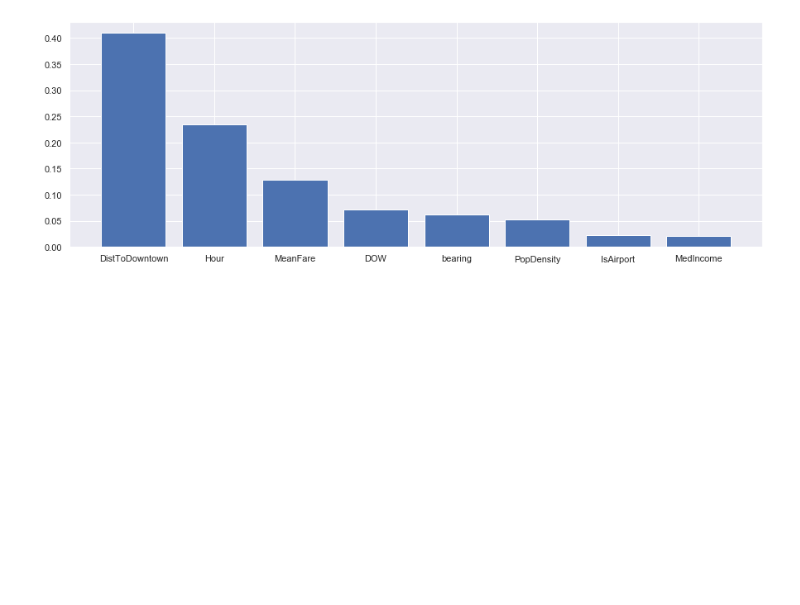
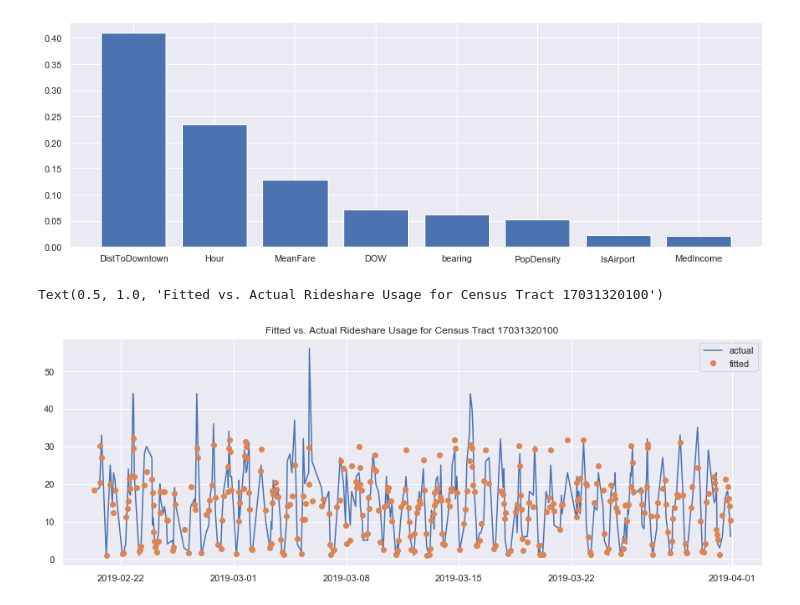
Before and after one commit to LisaATaylor/Rideshare, a Jupyter notebook: Chicago Rideshare Dataset - Demand Prediction Final.ipynb, the cells around one changed output. Drawn from its saved outputs; the diff is of its cells as text; code cells hidden in the pictures; blank space fills up the shorter version.

Commit message:
Misc edits, time seriesline plot.

```diff
--- a/Chicago Rideshare Dataset - Demand Prediction Final.ipynb
+++ b/Chicago Rideshare Dataset - Demand Prediction Final.ipynb
@@ -624,3 +631,18 @@ plt.bar(a,b)
 {'DistToDowntown': 0.40948263928834405, 'bearing': 0.0622796002999936, 'Hour': 0.23397270098484835, 'DOW': 0.0708785053735657, 'IsAirport': 0.021954696694067896, 'MedIncome': 0.02060119454528125, 'Pop ...
 <BarContainer object of 8 artists>
 [figure]
+# %%
+#Plot results for single census tract
+tract='17031320100'
+plotdf=Xb_test.copy()
+plotdf['yb_test']=yb_test
+plotdf['y_pred']=y_pred
+plotdf=plotdf.loc[(plotdf.index.get_level_values('PUCensusTract')==tract)&(plotdf.index.get_level_values('DATE')>'20190220')]
+plotdf=plotdf.sort_values('DATE')
+plt.plot(plotdf.index.get_level_values('DATE'),plotdf['yb_test'],label='actual')
+plt.plot(plotdf.index.get_level_values('DATE'),plotdf['y_pred'],'o',label='fitted')
+plt.legend()
+plt.title('Fitted vs. Actual Rideshare Usage for Census Tract '+tract)
+# %% [output]
+Text(0.5, 1.0, 'Fitted vs. Actual Rideshare Usage for Census Tract 17031320100')
+[figure, added]
```
Also changed, not shown: parts of 12 cells of this notebook, 2 other files.
